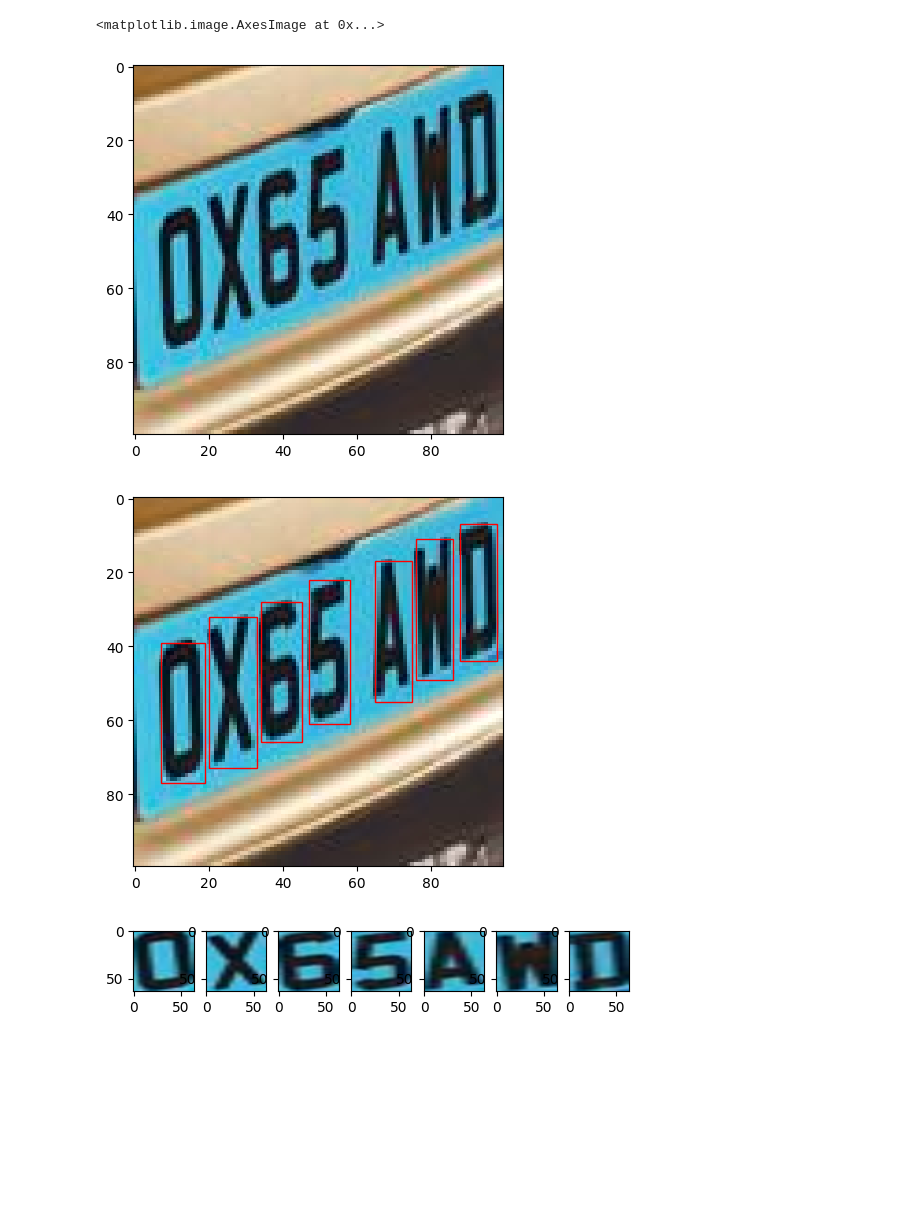
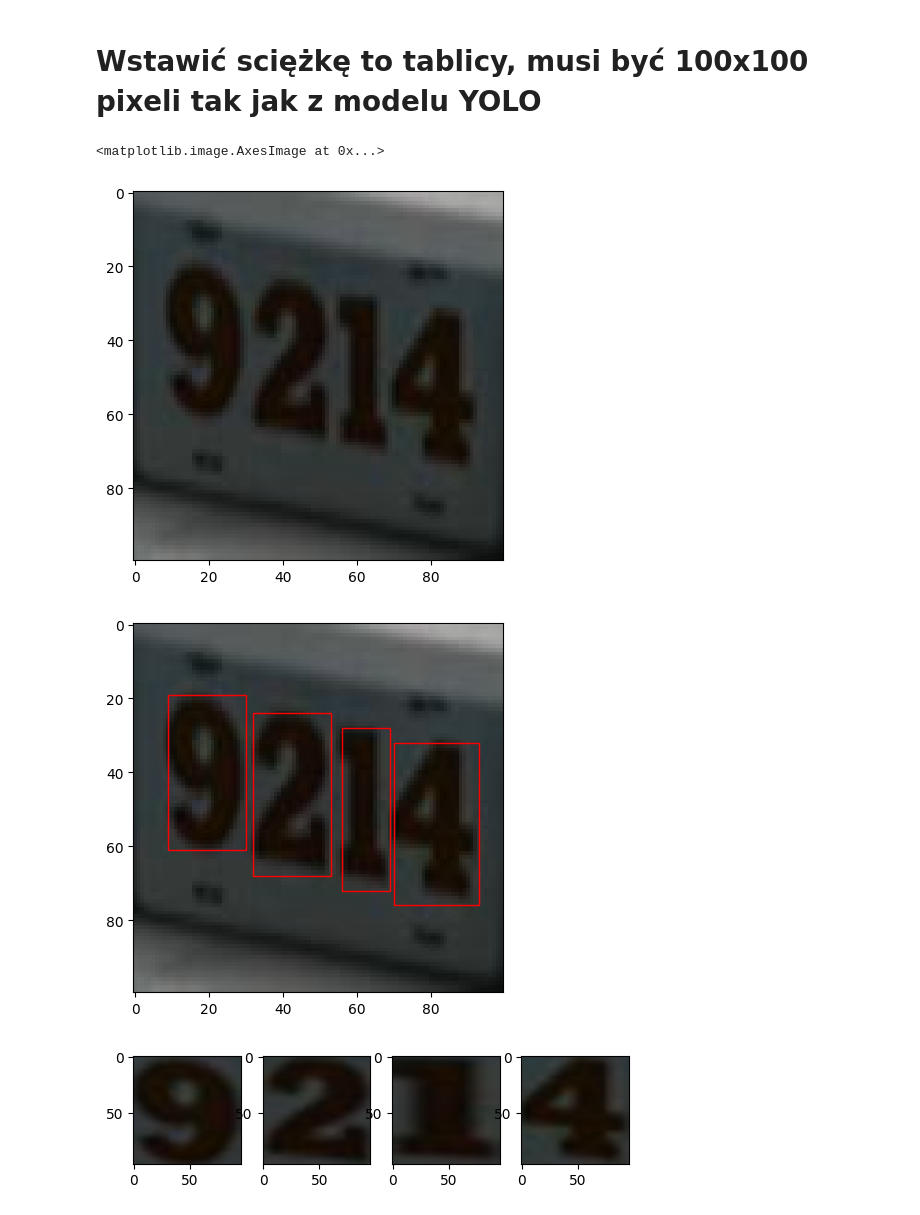
Before and after one commit to MilegoDzionka/SNiDL_Projekt, a Jupyter notebook: [Python]Dzielenie.ipynb, the cells around one changed output. Cells and saved outputs as stored; diff of their text form; code cells hidden in the pictures; blank space fills up the shorter version.

Commit message:
Dzielenie tablicy

```diff
--- a/[Python]Dzielenie.ipynb
+++ b/[Python]Dzielenie.ipynb
@@ -19,12 +20,14 @@ from torchvision.utils import make_grid
+# %% [markdown]
+# Wstawić sciężkę to tablicy, musi być 100x100 pixeli tak jak z modelu YOLO
 # %%
-ii2 = cv2.imread('E:\\cropped_box1.jpg')
+ii2 = cv2.imread('E:\\cropped_box0.jpg')
 # %%
 
 img2 = np.array(ii2)
 plt.imshow(img2)
 # %% [output]
 <matplotlib.image.AxesImage at 0x...>
-[figure, old version]
+[figure, new version]
 # %%
 def segment_chars(plate_img):
 
@@ -71,23 +74,38 @@ def segment_chars(plate_img):
     PositionW = []
     PositionH = []
 
+    PositionXF = []
+    PositionYF = []
+    PositionWF = []
+    PositionHF = []
 
-    for i in reversed(position):
+    for i in position:
         PositionX.append(BoxXX[i])
         PositionY.append(BoxXY[i])
         PositionW.append(BoxXW[i])
         PositionH.append(BoxXH[i])
 
 
+    indx = np.argsort(PositionX)
+    for i in range(len(indx)):
+        ind = np.argsort(PositionX)[i]
+        PositionXF.append(PositionX[ind])
+        PositionYF.append(PositionY[ind])
+        PositionWF.append(PositionW[ind])
+        PositionHF.append(PositionH[ind])
+
+    if (len(PositionXF) == 0):
+        print('Nie znaleziono znaków')
 
 
-    return PositionX,PositionY,PositionW,PositionH
+    return PositionXF,PositionYF,PositionWF,PositionHF
 # %%
 BoxXX,BoxXY,BoxXW,BoxXH = segment_chars(img2)
 # %%
 fig, ax = plt.subplots()
 
 ax.imshow(img2)
+# Add the patch to the Axes
 
 
 
@@ -97,10 +115,10 @@ for contour in range(len(BoxXX)):
 
 plt.show()
 # %% [output]
-[figure, old version]
+[figure, new version]
 # %%
 f, axarr = plt.subplots(1,len(BoxXX))
-for indeks in range(len(BoxXX)):
-    axarr[indeks].imshow(cv2.resize(img2[BoxXY[indeks]:(BoxXY[indeks]+BoxXH[indeks]),BoxXX[indeks]:(BoxXX[indeks]+BoxXW[indeks]),:], (64,64)))
+for indeks in reversed(range(len(BoxXX))):
+    axarr[indeks].imshow(cv2.resize(img2[BoxXY[indeks]:(BoxXY[indeks]+BoxXH[indeks]),BoxXX[indeks]:(BoxXX[indeks]+BoxXW[indeks]),:], (96,96)))
 # %% [output]
-[figure, old version]
+[figure, new version]
```
Also changed, not shown: parts of 6 cells of this notebook.
